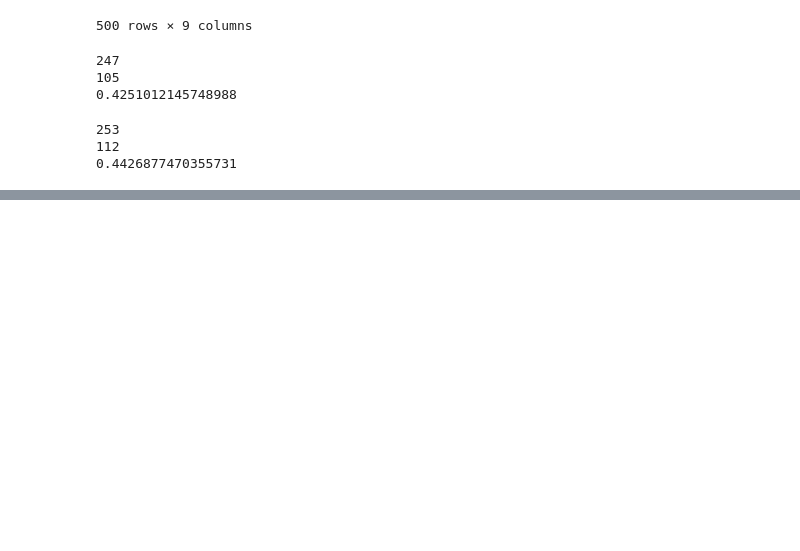
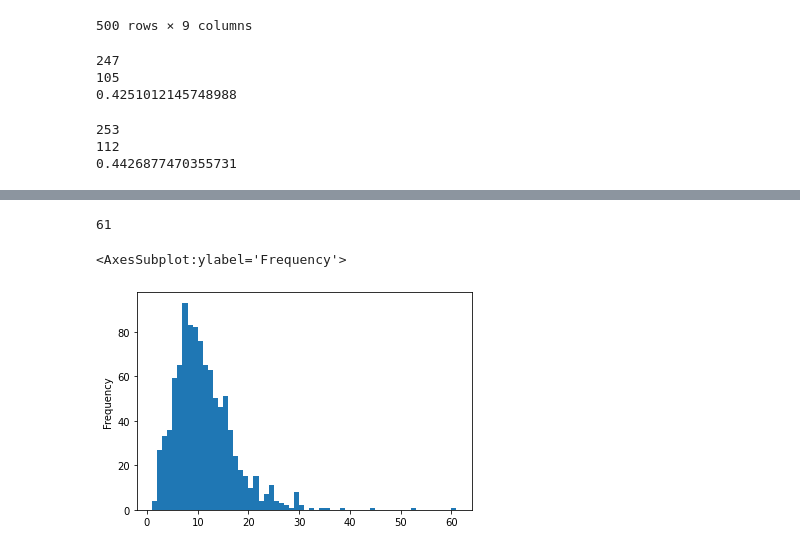
Before and after one commit to monsterandy/hateful_memes, a Jupyter notebook: text_evaluation.ipynb, the cells around one changed output, grey strips where cells are left out. Cells and saved outputs as stored; diff of their text form; code cells hidden in the pictures; blank space fills up the shorter version.

```diff
--- a/text_evaluation.ipynb
+++ b/text_evaluation.ipynb
@@ -744,0 +767,4 @@ print(false_rate)
+# %%
+df_text = pd.read_json('./data/test_seen.jsonl', lines=True)
+df_text['img'] = df_text['img'].apply(lambda x: './data/' + x)
+df_text
@@ -744,0 +785,3 @@ print(false_rate)
+# %%
+df_text['word_count'] = df_text['text'].apply(lambda x: len(re.findall(r'\w+', x)))
+df_text
@@ -744,0 +802,10 @@ print(false_rate)
+# %%
+df_text['word_count'].max()
+# %% [output]
+61
+# %%
+ax = df_text['word_count'].plot.hist(bins=60)
+ax
+# %% [output]
+<AxesSubplot:ylabel='Frequency'>
+[figure, added]
```
Also changed, not shown: parts of 9 cells of this notebook, 2 other files.
